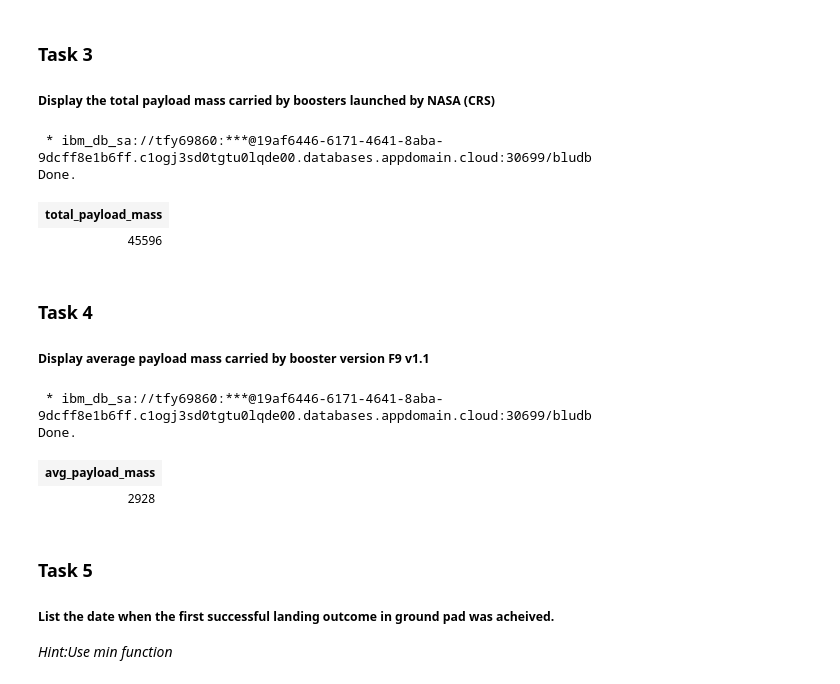
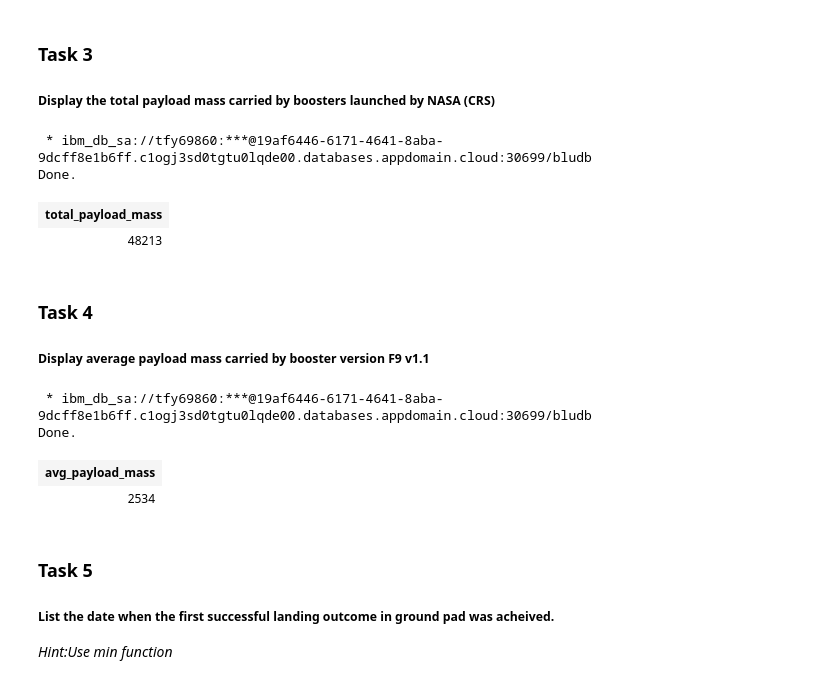
Before and after one commit to emonav/PCDSrepo, a Jupyter notebook: jupyter-labs-eda-sql-coursera.ipynb, the cells around one changed output. Drawn from its saved outputs; the diff is of its cells as text; code cells hidden in the pictures.

```diff
--- a/jupyter-labs-eda-sql-coursera.ipynb
+++ b/jupyter-labs-eda-sql-coursera.ipynb
@@ -167,13 +167,13 @@ Done.
 # %%
 %%sql
 select sum(payload_mass__kg_) total_payload_mass
 from spacextbl
-where customer like 'NASA (CRS)'
+where customer like 'NASA (CRS)%'
 # %% [output]
  * ibm_db_sa://tfy69860:***@19af6446-6171-4641-8aba-9dcff8e1b6ff.c1ogj3sd0tgtu0lqde00.databases.appdomain.cloud:30699/bludb
 Done.
 | total_payload_mass |
-| 45596 |
+| 48213 |
 # %% [markdown]
 ### Task 4
 
@@ -182,12 +182,12 @@ Done.
 %%sql
 select avg(payload_mass__kg_) avg_payload_mass
 from spacextbl
-where booster_version like 'F9 v1.1'
+where booster_version like 'F9 v1.1%'
 # %% [output]
  * ibm_db_sa://tfy69860:***@19af6446-6171-4641-8aba-9dcff8e1b6ff.c1ogj3sd0tgtu0lqde00.databases.appdomain.cloud:30699/bludb
 Done.
 | avg_payload_mass |
-| 2928 |
+| 2534 |
 # %% [markdown]
 ### Task 5
 
```
Also changed, not shown: parts of 1 cell of this notebook.
